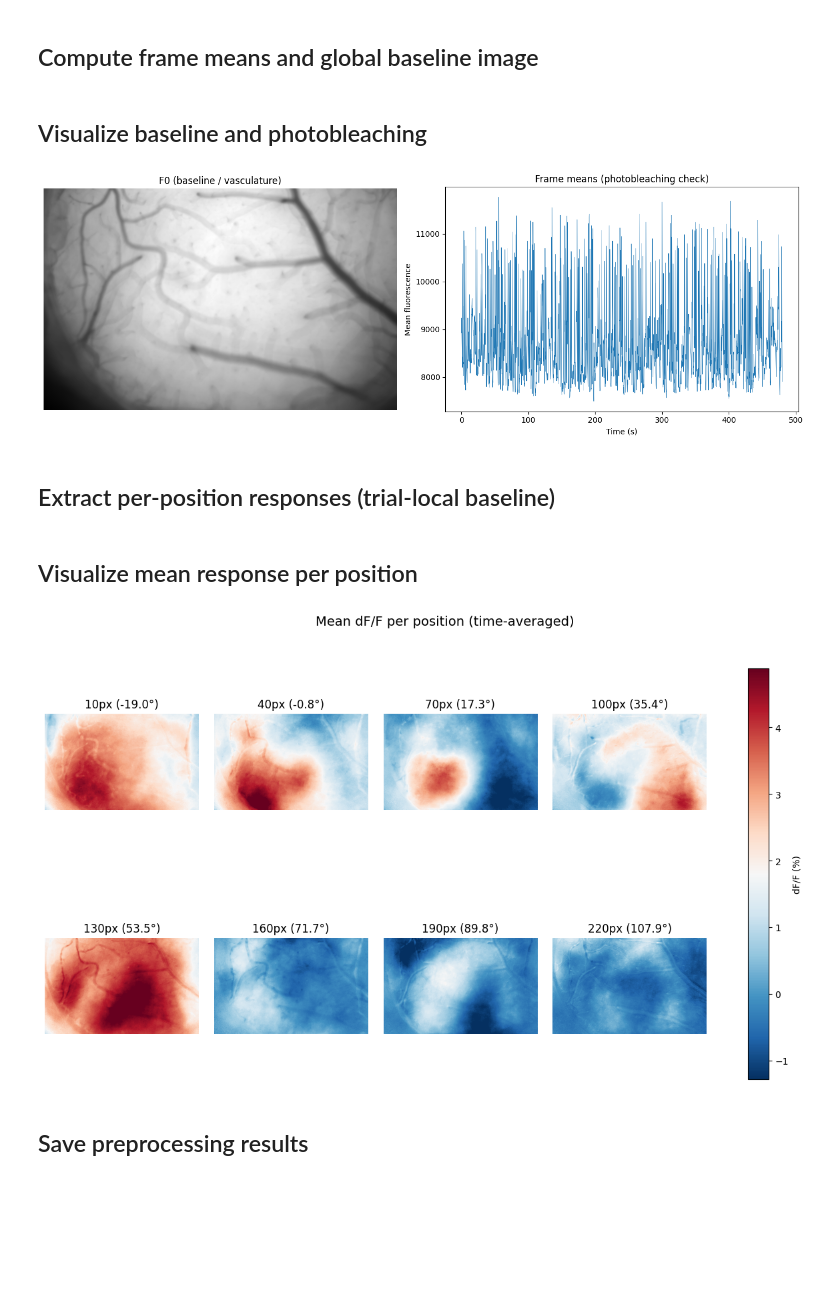
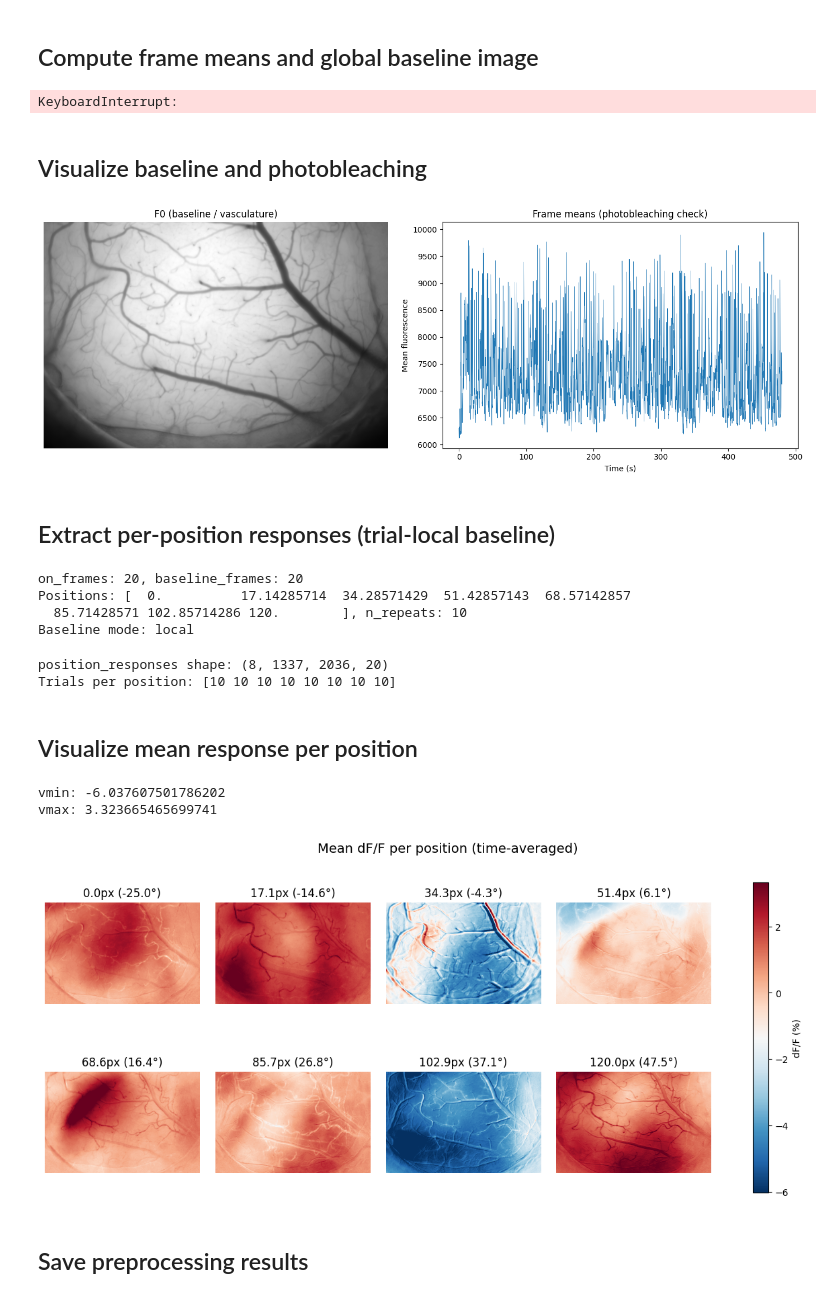
Before and after one commit to s-acosta/distance-project, a Jupyter notebook: disparity-analysis/widefield-positioning/position-analysis.ipynb, the cells around one changed output. Saved outputs shown, nothing was run; the diff lists cells and outputs as text; code cells hidden in the pictures; blank space fills up the shorter version.

```diff
--- a/disparity-analysis/widefield-positioning/position-analysis.ipynb
+++ b/disparity-analysis/widefield-positioning/position-analysis.ipynb
@@ -8,8 +8,8 @@ from natsort import natsorted
 from concurrent.futures import ThreadPoolExecutor
 from tqdm import tqdm
 # %%
-IMAGE_DIR = Path(r"D:\data-distance-coding-project\raw-data\260219_SAM041_goggles_left")
-STIMDATA_PATH = IMAGE_DIR / "stimulus" / "260219_SAM041_goggles_left.mat"
+IMAGE_DIR = Path(r"D:\data-distance-coding-project\raw-data\260227_SAM041_right_eye")
+STIMDATA_PATH = IMAGE_DIR / "stimulus" / "260219_SAM041_goggles_le.mat"
 OUTPUT_DIR = IMAGE_DIR / "output"
 OUTPUT_DIR.mkdir(exist_ok=True)
 FS = 10.0  # frame rate (Hz)
@@ -17,10 +17,10 @@ FS = 10.0  # frame rate (Hz)
 # ── Options ───────────────────────────────────────────────────────────
 F0_METHOD        = "median"  # "median" or "mean"
 BASELINE_MODE    = "local"   # "local" (per-trial F0) or "global" (session-wide F0)
-POSITIONS_OVERRIDE = None    # e.g. np.array([0, 20, 40, 60, 80, 100, 120, 140])
+POSITIONS_OVERRIDE = np.linspace(0, 120, 8)    # e.g. np.array([0, 20, 40, 60, 80, 100, 120, 140])
                              # set to None to use positions from the stimulus file
 
-STIM_SOURCE = "mat"          # "mat" (load from .mat file) or "csv" (reconstruct from CSVs)
+STIM_SOURCE = "csv"          # "mat" (load from .mat file) or "csv" (reconstruct from CSVs)
 CSV_DIR     = Path.cwd() / "stim-generation"  # folder with positions.csv & position_order.csv
 ON_TIME_CSV  = 2.0           # seconds — used only when STIM_SOURCE = "csv"
 OFF_TIME_CSV = 4.0           # seconds — used only when STIM_SOURCE = "csv"
@@ -84,7 +93,7 @@ print(f"position_order shape: {np.atleast_2d(stimdata['position_order']).shape}"
 # %% [markdown]
 ## Compute frame means and global baseline image
 # %%
-BLOCK_SIZE = 50
+BLOCK_SIZE = 100
 n_blocks = (n_frames + BLOCK_SIZE - 1) // BLOCK_SIZE
 
 def _read_tif(p):
@@ -130,6 +139,8 @@ else:
         f0 = all_blank.mean(axis=-1).astype(np.float32)
     del all_blank, blank_chunks
     print(f"F0 shape: {f0.shape} ({F0_METHOD} of last {baseline_dur}s of each blank)")
+# %% [output]
+KeyboardInterrupt:
 # %% [markdown]
 ## Visualize baseline and photobleaching
 # %%
@@ -147,7 +158,7 @@ axes[1].set_title("Frame means (photobleaching check)")
 plt.tight_layout()
 plt.show()
 # %% [output]
-[figure, old version]
+[figure, new version]
 # %% [markdown]
 ## Extract per-position responses (trial-local baseline)
 # %%
@@ -192,33 +203,42 @@ if not npz_path.exists():
     position_responses = response_accum / response_count[:, None, None, None]
     print(f"position_responses shape: {position_responses.shape}")
     print(f"Trials per position: {response_count}")
+# %% [output]
+on_frames: 20, baseline_frames: 20
+Positions: [  0.          17.14285714  34.28571429  51.42857143  68.57142857
+  85.71428571 102.85714286 120.        ], n_repeats: 10
+Baseline mode: local
+position_responses shape: (8, 1337, 2036, 20)
+Trials per position: [10 10 10 10 10 10 10 10]
 # %% [markdown]
 ## Visualize mean response per position
 # %%
-
 positions = stimdata["positions"]
 n_positions = len(positions)
 
-fig, axes = plt.subplots(2, 4, figsize=(16, 8), gridspec_kw={"wspace": 0.1, "hspace": 0.2})
+fig, axes = plt.subplots(2, 4, figsize=(16, 6), gridspec_kw={"wspace": 0.1, "hspace": 0.2})
 axes = axes.ravel()
 
 vmin = np.percentile(position_responses.mean(axis=-1), 1)
+print(f"vmin: {vmin}")
 vmax = np.percentile(position_responses.mean(axis=-1), 99)
-
+print(f"vmax: {vmax}")
 pos_deg = -25 + (positions / 240) * (120 - (-25))
 
 for i in range(n_positions):
     mean_resp = position_responses[i].mean(axis=-1)
     im = axes[i].imshow(mean_resp, cmap="RdBu_r", vmin=vmin, vmax=vmax)
-    axes[i].set_title(f"{positions[i]}px ({pos_deg[i]:.1f}°)")
+    axes[i].set_title(f"{positions[i]:.1f}px ({pos_deg[i]:.1f}°)")
     axes[i].axis("off")
 
 fig.colorbar(im, ax=axes, label="dF/F (%)")
 fig.suptitle("Mean dF/F per position (time-averaged)", fontsize=14)
 plt.tight_layout()
 plt.show()
 # %% [output]
+vmin: -6.037607501786202
+vmax: 3.323665465699741
-[figure, old version]
+[figure, new version]
 # %% [markdown]
 ## Save preprocessing results
 # %%
```
Also changed, not shown: parts of 3 cells of this notebook, 5 other files.
